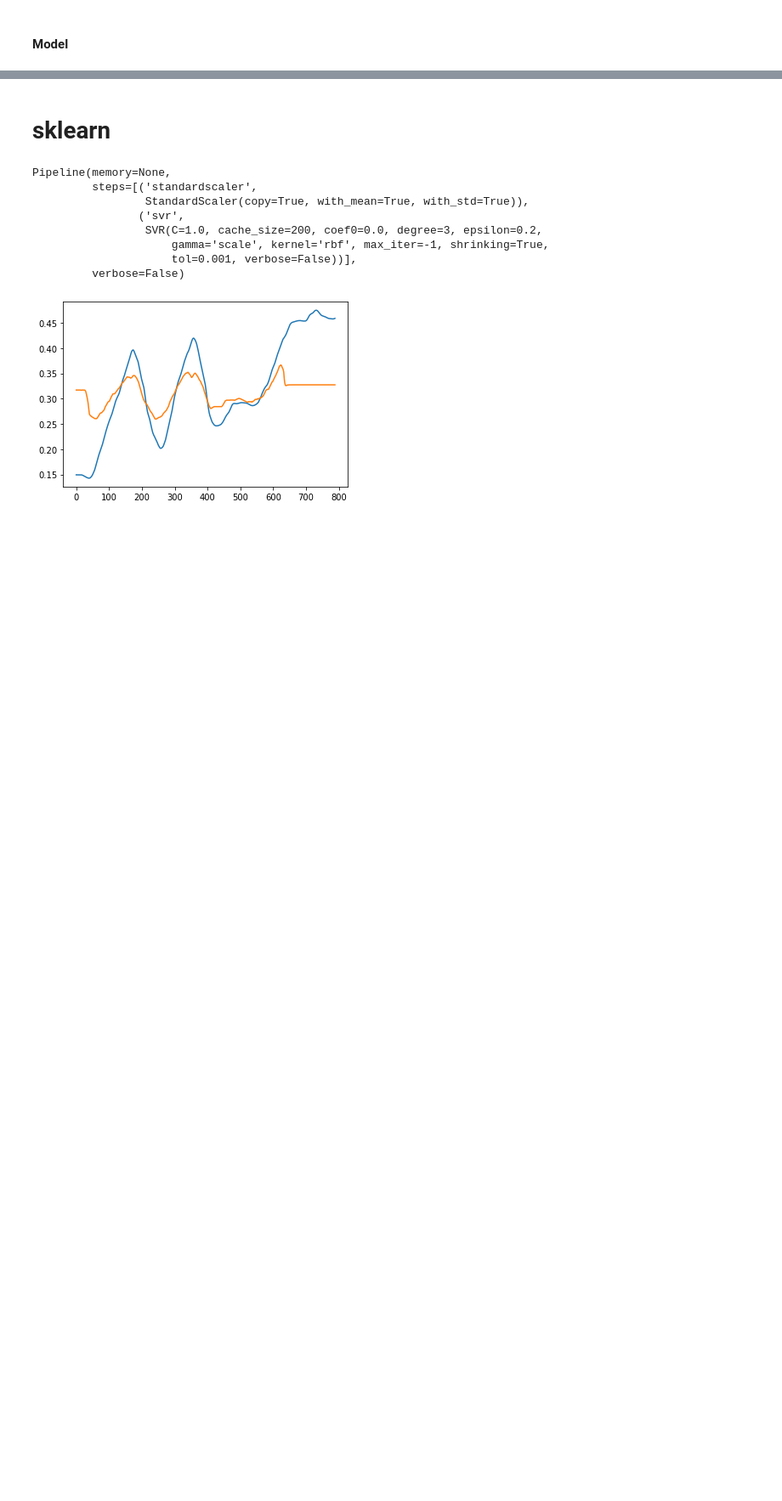
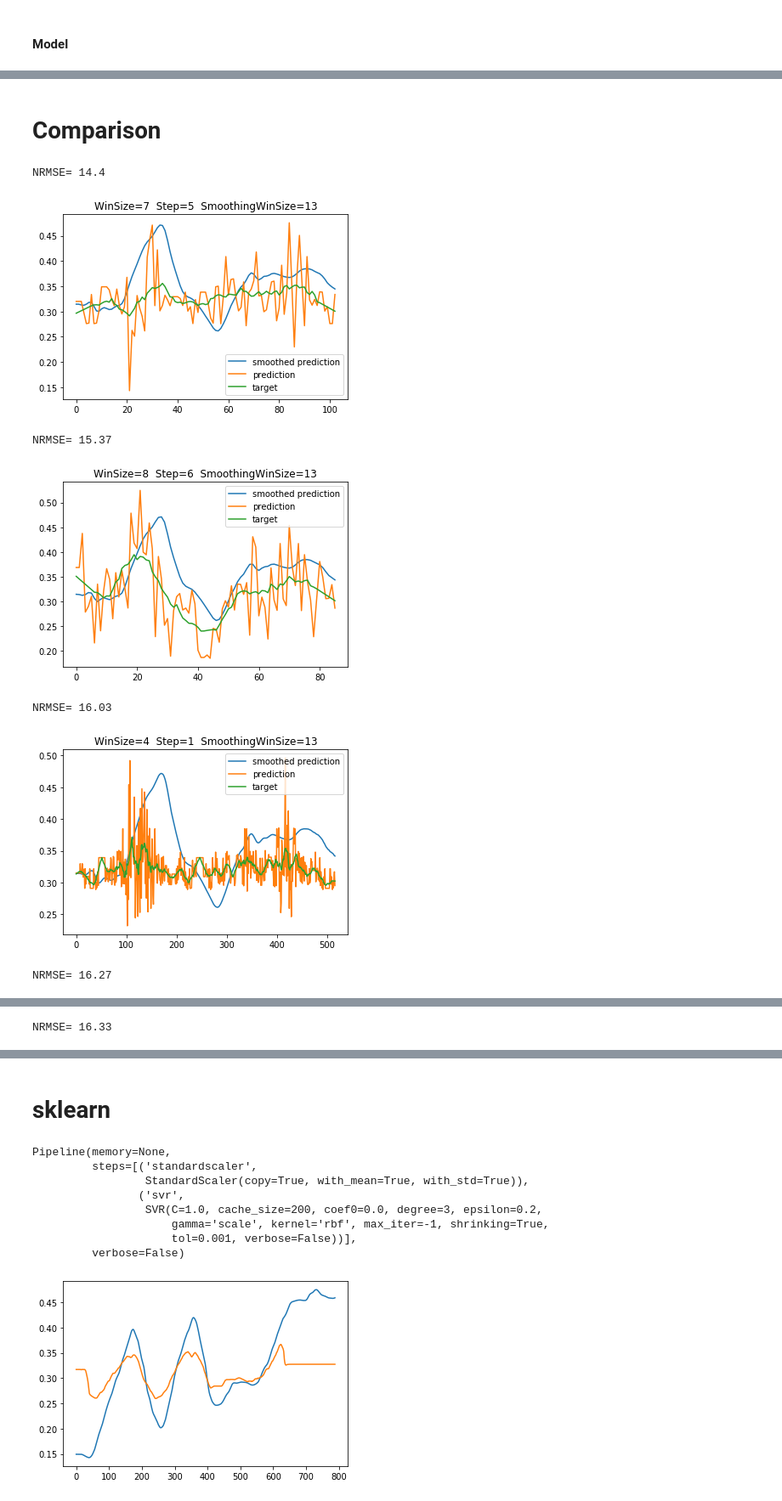
Before and after one commit to negargolestani/kinect_motion_tracking, a Jupyter notebook: regression_ml.ipynb, the cells around one changed output, grey strips where cells are left out. Shown: that part at 85% size. Cells and saved outputs as stored; diff of their text form; code cells hidden in the pictures; blank space fills up the shorter version.

```diff
--- a/regression_ml.ipynb
+++ b/regression_ml.ipynb
@@ -167,0 +148,3 @@ compare_models()
+# %%
+filepath = get_result_file_path('/'+'gbr'+'/' + str(10) + '_' + str(15) )
+filepath
@@ -167,0 +182,2 @@ compare_models()
+# %% [markdown]
+# Comparison
@@ -167,0 +212,30 @@ compare_models()
+# %%
+model_name = 'gbr'
+
+results = list()
+for win_size in range(10):
+    for step in [.2, .5, .75, None]:
+        best_result = evaluate_saved_models( data, model_name, win_size, step, smoothing_win_size_range=np.arange(15) )
+        if best_result is not None:
+            results.append(best_result)
+# %%
+best_results = sorted(results, key=lambda x: x[1])
+
+for res in best_results[:5]:
+    rmse, smoothed_rmse, target, pred, smoothed_pred, win_size, step, smoothing_win = res
+
+    plt.plot(target)
+    plt.plot(pred)
+    plt.plot(smoothed_pred)
+    plt.legend({'target','prediction','smoothed prediction'})
+    plt.title( 'WinSize='+str(win_size) + '  Step='+str(step) + '  SmoothingWinSize='+str(smoothing_win) )
+    print( 'NRMSE=', round(smoothed_rmse**0.5 / np.mean(target) *100, 2) )
+    plt.show()
+# %% [output]
+NRMSE= 14.4
+[figure, added]
+NRMSE= 15.37
+[figure, added]
+NRMSE= 16.03
+[figure, added]
+NRMSE= 16.27
@@ -167,0 +243 @@ compare_models()
+NRMSE= 16.33
```
Also changed, not shown: parts of 25 cells of this notebook, 5 other files.
